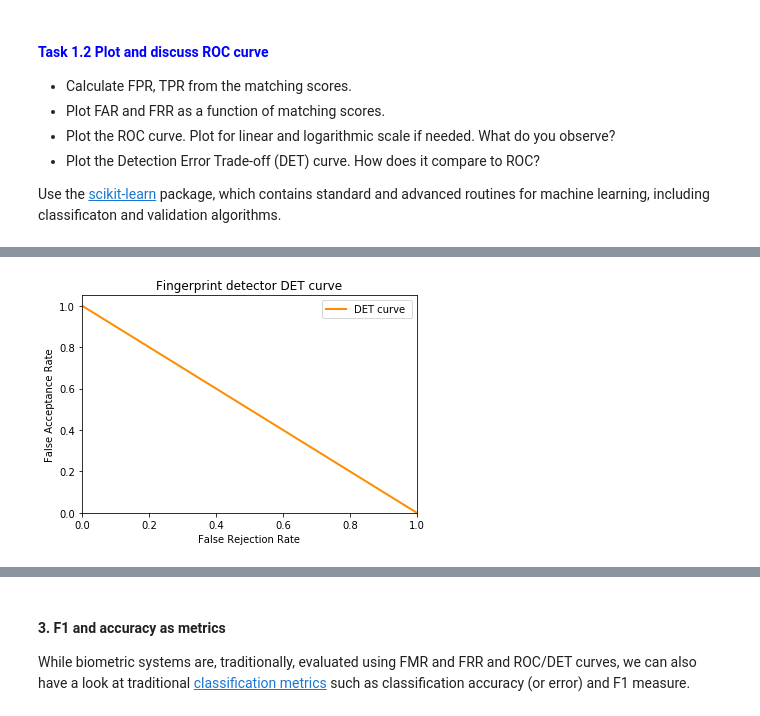
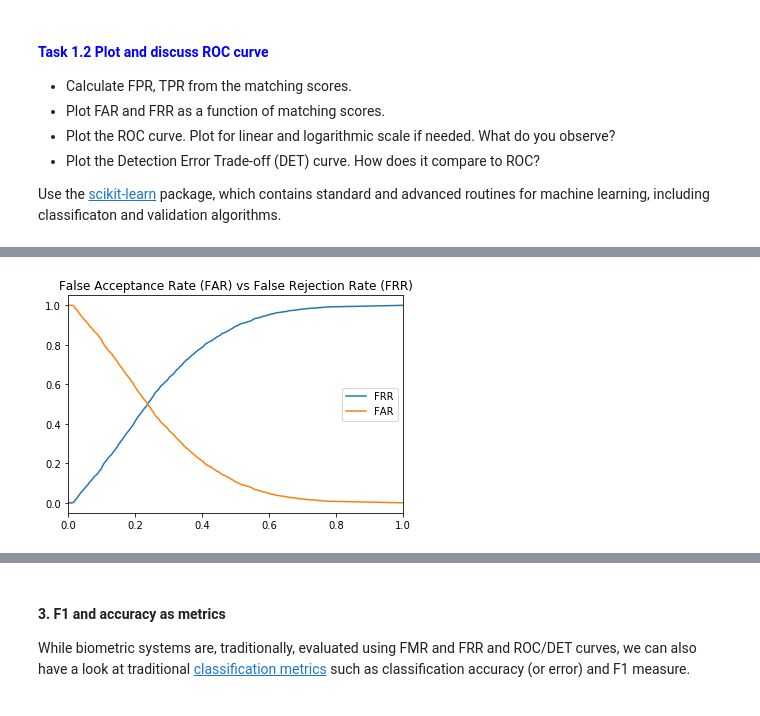
Before and after one commit to JesusGarciaRamirez/Biometrics, a Jupyter notebook: BioAssigment1/assignment_1.ipynb, the cells around one changed output, grey strips where cells are left out. Drawn from its saved outputs; the diff is of its cells as text; code cells hidden in the pictures.

```diff
--- a/BioAssigment1/assignment_1.ipynb
+++ b/BioAssigment1/assignment_1.ipynb
@@ -187,5 +308,7 @@ scaler=MinMaxScaler().fit(scores.reshape(-1,1))
 
 scores=scaler.transform(scores.reshape(-1,1)).flatten()
 labels=np.concatenate([np.ones(len(genuine_scores)),np.zeros(len(impostor_scores))])
+# %%
+metric_logger=Metrics(scores,labels)
 # %%
 """Calculate FPR, TPR from the matching scores."""
@@ -221,14 +316,5 @@ plt.show()
-# %%
-"""plot the DET curve (FRR (=1-tpr) against the FAR for different threshold values)"""
-
-plt.plot(frr, tpr, color='darkorange',
-         lw=2, label='DET curve ')
-plt.xlim([0.0, 1.0])
-plt.ylim([0.0, 1.05])
-plt.xlabel('False Rejection Rate')
-plt.ylabel('False Acceptance Rate')
-plt.title('Fingerprint detector DET curve')
-plt.legend(loc="upper right")
-plt.show()
-# %% [output]
-[figure, removed]
+# %%
+"""Plot FAR and FRR as a function of matching scores."""
+metric_logger.plot_far_frr()
+# %% [output]
+[figure, added]
```
Also changed, not shown: parts of 18 cells of this notebook, 2 other files.
